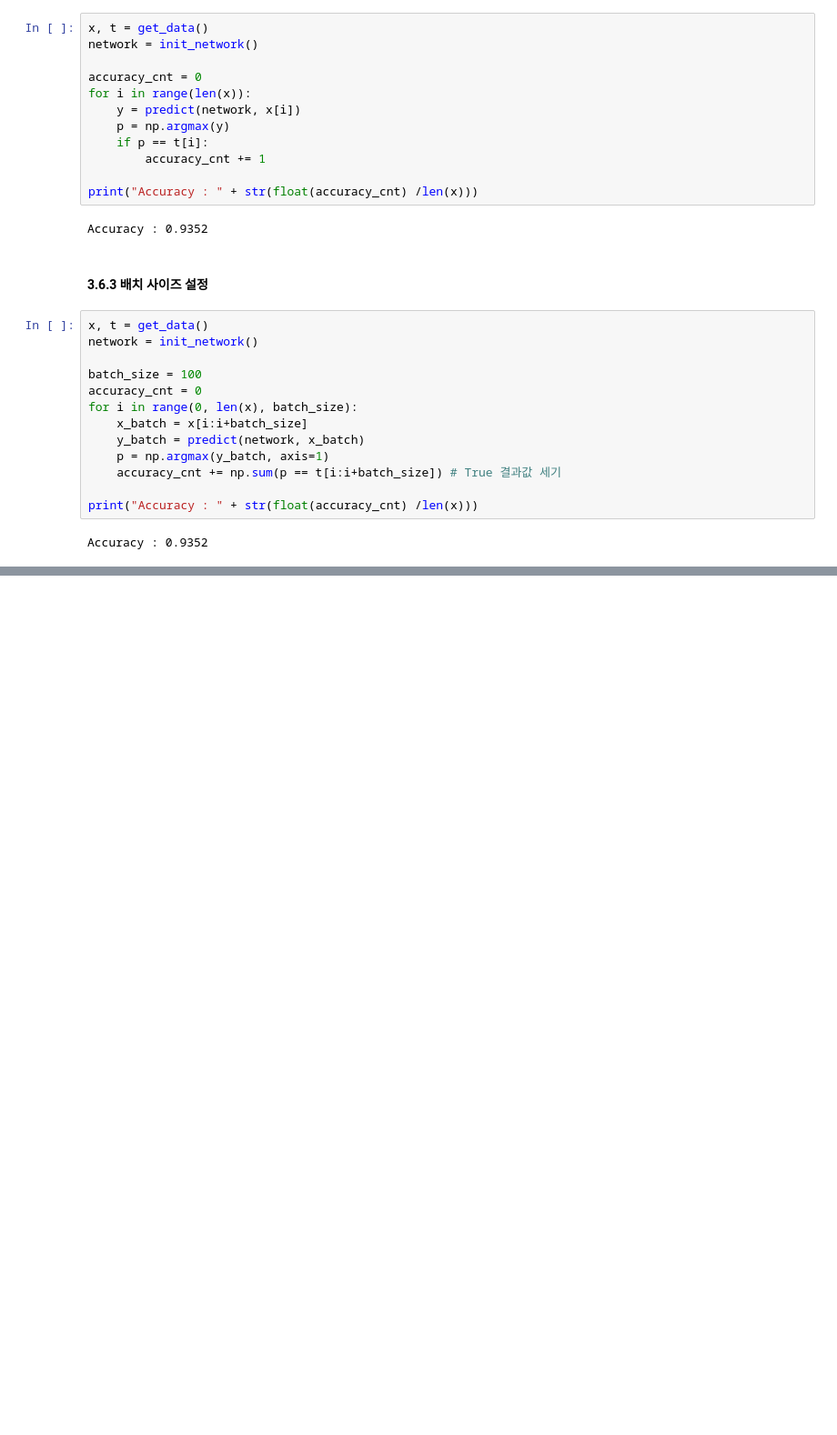
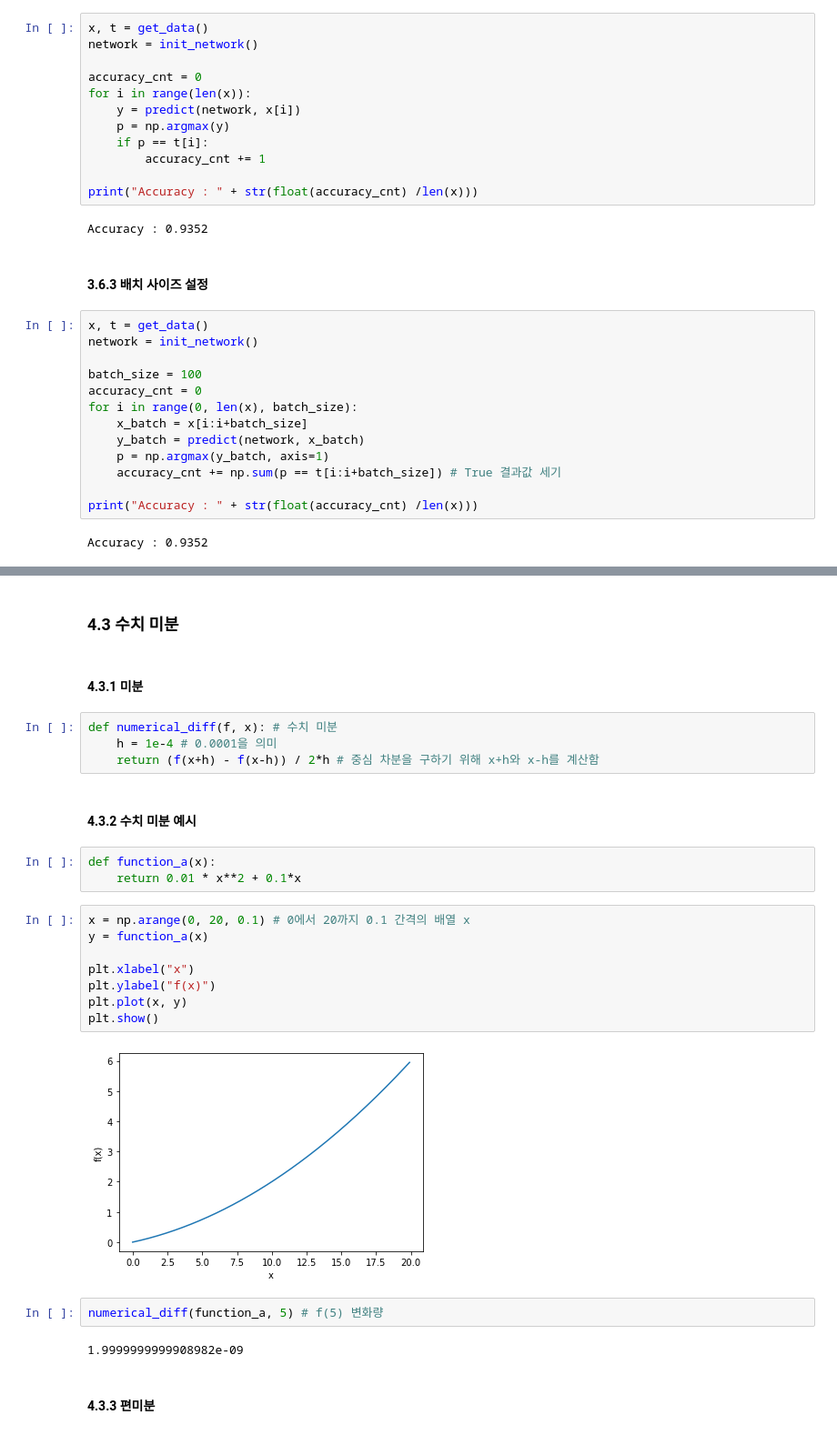
Before and after one commit to Jisang-hwang93/Machine-Learning-for-Study, a Jupyter notebook: 04_Deep_Learning_from_Scratch_1.ipynb, the cells around one changed output, grey strips where cells are left out. Shown: that part at 91% size. Drawn from its saved outputs; the diff is of its cells as text; blank space fills up the shorter version.

```diff
--- a/04_Deep_Learning_from_Scratch_1.ipynb
+++ b/04_Deep_Learning_from_Scratch_1.ipynb
@@ -344,0 +384,29 @@ Accuracy : 0.9352
+# %% [markdown]
+### **4.3 수치 미분**
+# %% [markdown]
+#### **4.3.1 미분**
+# %%
+def numerical_diff(f, x): # 수치 미분
+    h = 1e-4 # 0.0001을 의미
+    return (f(x+h) - f(x-h)) / 2*h # 중심 차분을 구하기 위해 x+h와 x-h를 계산함
+# %% [markdown]
+#### **4.3.2 수치 미분 예시**
+# %%
+def function_a(x):
+    return 0.01 * x**2 + 0.1*x
+# %%
+x = np.arange(0, 20, 0.1) # 0에서 20까지 0.1 간격의 배열 x
+y = function_a(x)
+
+plt.xlabel("x")
+plt.ylabel("f(x)")
+plt.plot(x, y)
+plt.show()
+# %% [output]
+[figure, added]
+# %%
+numerical_diff(function_a, 5) # f(5) 변화량
+# %% [output]
+1.9999999999908982e-09
+# %% [markdown]
+#### **4.3.3 편미분**
```
Also changed, not shown: parts of 28 cells of this notebook.
